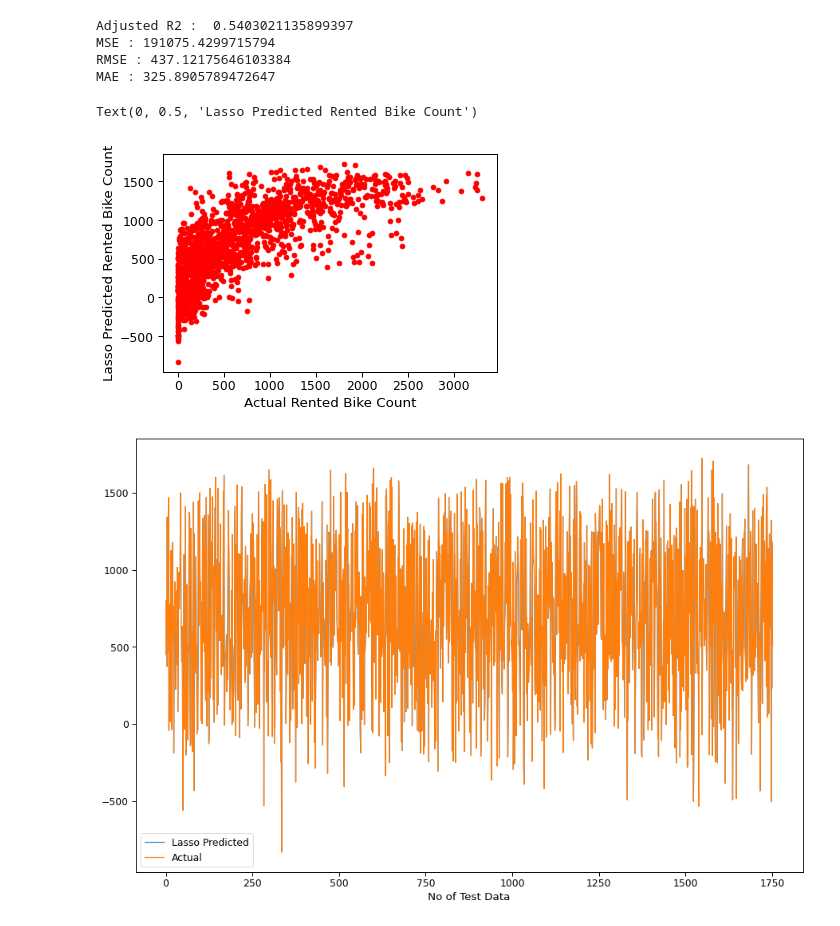
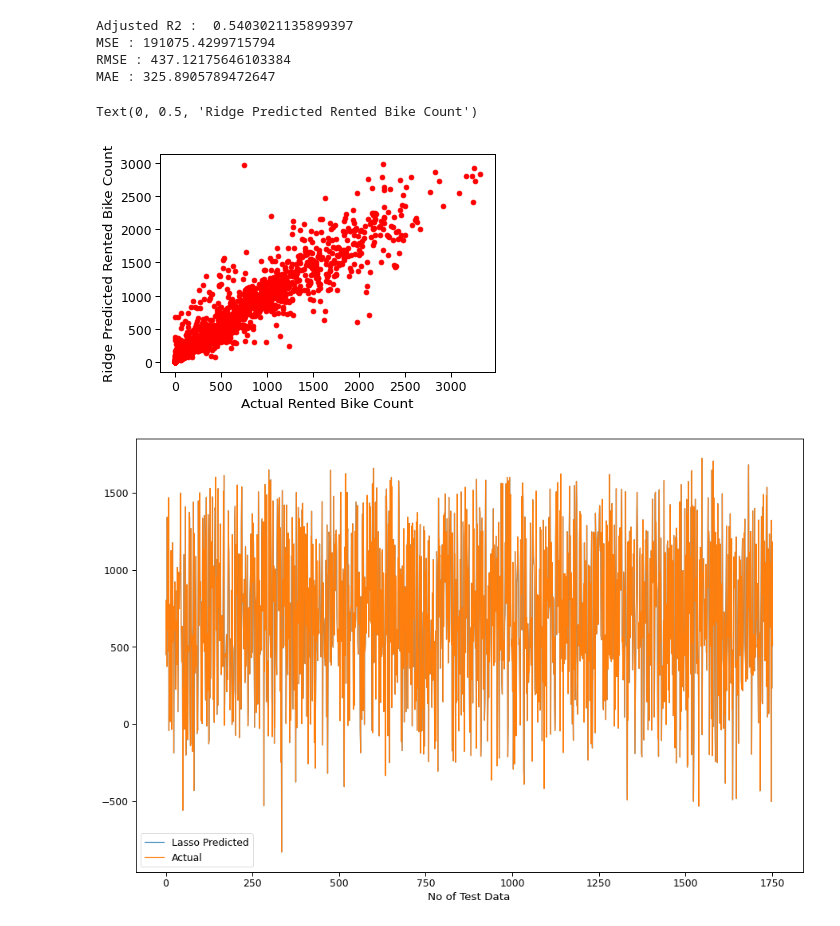
Before and after one commit to AkashSalmuthe/Bike-Sharing-Demand-Prediction, a Jupyter notebook: Bike_Sharing_Demand_Prediction_Capstone_Project.ipynb, the cells around one changed output. Saved outputs shown, nothing was run; the diff lists cells and outputs as text; code cells hidden in the pictures.

```diff
--- a/Bike_Sharing_Demand_Prediction_Capstone_Project.ipynb
+++ b/Bike_Sharing_Demand_Prediction_Capstone_Project.ipynb
@@ -800,12 +803,12 @@ MAE : 325.8905789472647
 # %%
 # Actual vs predicated rented bike count
 
 plt.scatter(y_test, y_predict_r,color='r')
 plt.xlabel('Actual Rented Bike Count')
-plt.ylabel('Lasso Predicted Rented Bike Count')
+plt.ylabel('Ridge Predicted Rented Bike Count')
 # %% [output]
-Text(0, 0.5, 'Lasso Predicted Rented Bike Count')
+Text(0, 0.5, 'Ridge Predicted Rented Bike Count')
-[figure, old version]
+[figure, new version]
 # %%
 
 plt.figure(figsize=(15,10))
```
Also changed, not shown: parts of 33 cells of this notebook.
